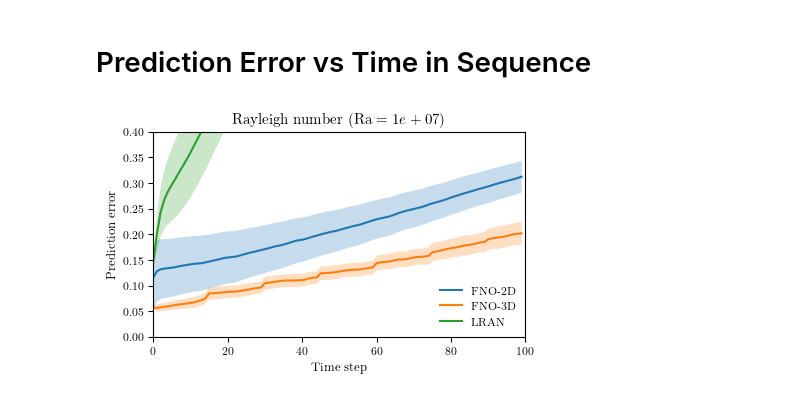
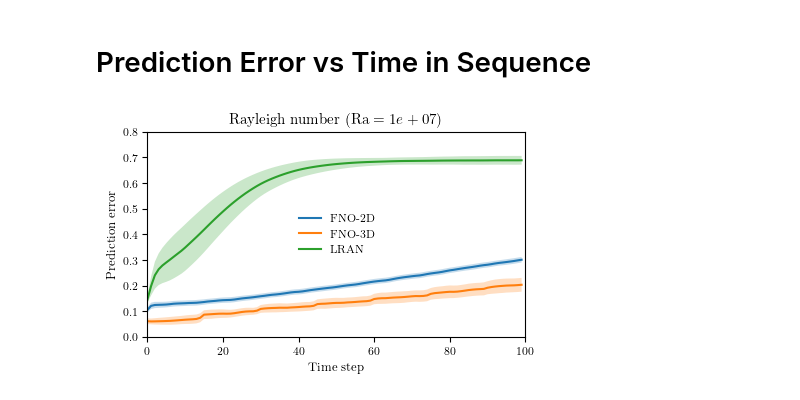
Before and after one commit to tmarkmann/RBC-PINN-Surrogate, a Jupyter notebook: notebooks/tm-6-2D-results.ipynb, the cells around one changed output. Cells and saved outputs as stored; diff of their text form; code cells hidden in the pictures.

```diff
--- a/notebooks/tm-6-2D-results.ipynb
+++ b/notebooks/tm-6-2D-results.ipynb
@@ -126,32 +126,32 @@ per_run_time = (
 )
 
 # 2) Aggregate across seeds at each time
 across = (
     per_run_time.groupby(["model", "step"])["run_mean"]
     .agg(mu="mean", sigma="std")
     .reset_index()
     .sort_values(["model", "step"])
     .reset_index(drop=True)
 )
 
 fig, ax = plt.subplots(figsize=set_size(455, fraction=0.7))
 
 for model, sub in across.groupby("model"):
     x = sub["step"].values
     mu = sub["mu"].values
     sig = sub["sigma"].values
     plt.plot(x, mu, label=model2name(model))
     plt.fill_between(x, mu - sig, mu + sig, alpha=0.25)
 
 ax.set_xlabel(r"Time step")
 ax.set_ylabel(r"Prediction error")
 ax.set_title(rf"Rayleigh number ($\mathrm{{Ra}}={RA:.0e}$)")
-ax.set_ylim(bottom=0, top=0.4)
+ax.set_ylim(bottom=0, top=0.8)
 ax.set_xlim(left=0, right=100)
 ax.legend(frameon=False)
 fig.tight_layout(pad=0.5)
 
 # --- Save as vector PDF for LaTeX ---
 fig.savefig(f"figs/error_vs_time_ra{RA}.pdf")
 # %% [output]
-[figure, old version]
+[figure, new version]
```
Also changed, not shown: parts of 1 cell of this notebook, 6 other files.
